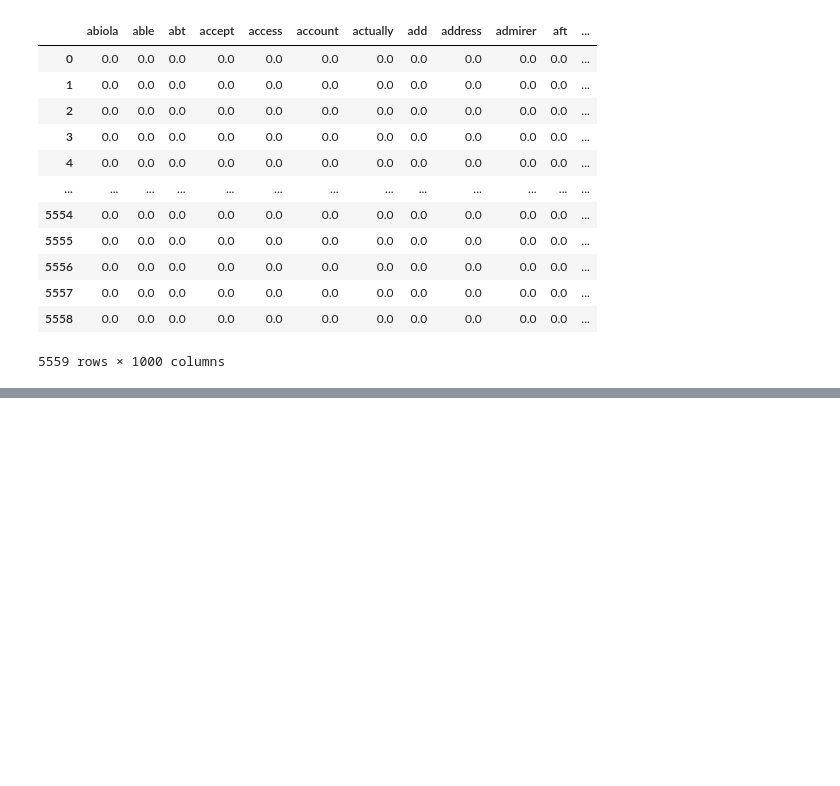
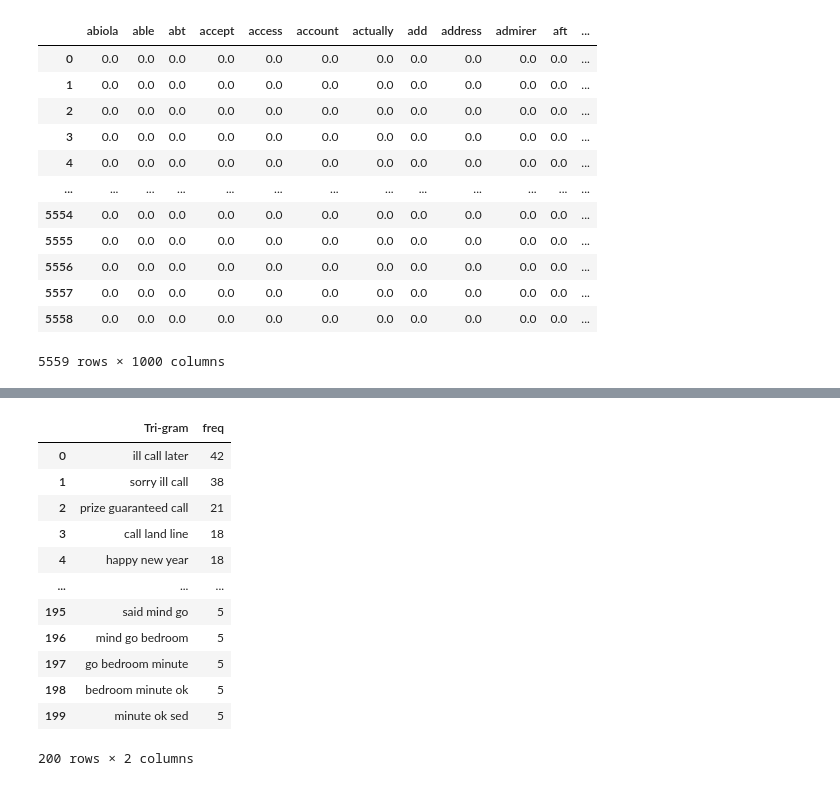
Before and after one commit to vidjaydas/Data_Science_Python, a Jupyter notebook: Reviews_classification_Naive_Bayes.ipynb, the cells around one changed output, grey strips where cells are left out. Drawn from its saved outputs; the diff is of its cells as text; code cells hidden in the pictures; blank space fills up the shorter version.

```diff
--- a/Reviews_classification_Naive_Bayes.ipynb
+++ b/Reviews_classification_Naive_Bayes.ipynb
@@ -175,0 +248,16 @@ df
+# %%
+ top3_df
+# %% [output]
+|  | Tri-gram | freq |
+| 0 | ill call later | 42 |
+| 1 | sorry ill call | 38 |
+| 2 | prize guaranteed call | 21 |
+| 3 | call land line | 18 |
+| 4 | happy new year | 18 |
+| ... | ... | ... |
+| 195 | said mind go | 5 |
+| 196 | mind go bedroom | 5 |
+| 197 | go bedroom minute | 5 |
+| 198 | bedroom minute ok | 5 |
+| 199 | minute ok sed | 5 |
+200 rows × 2 columns
```
Also changed, not shown: parts of 32 cells of this notebook.
